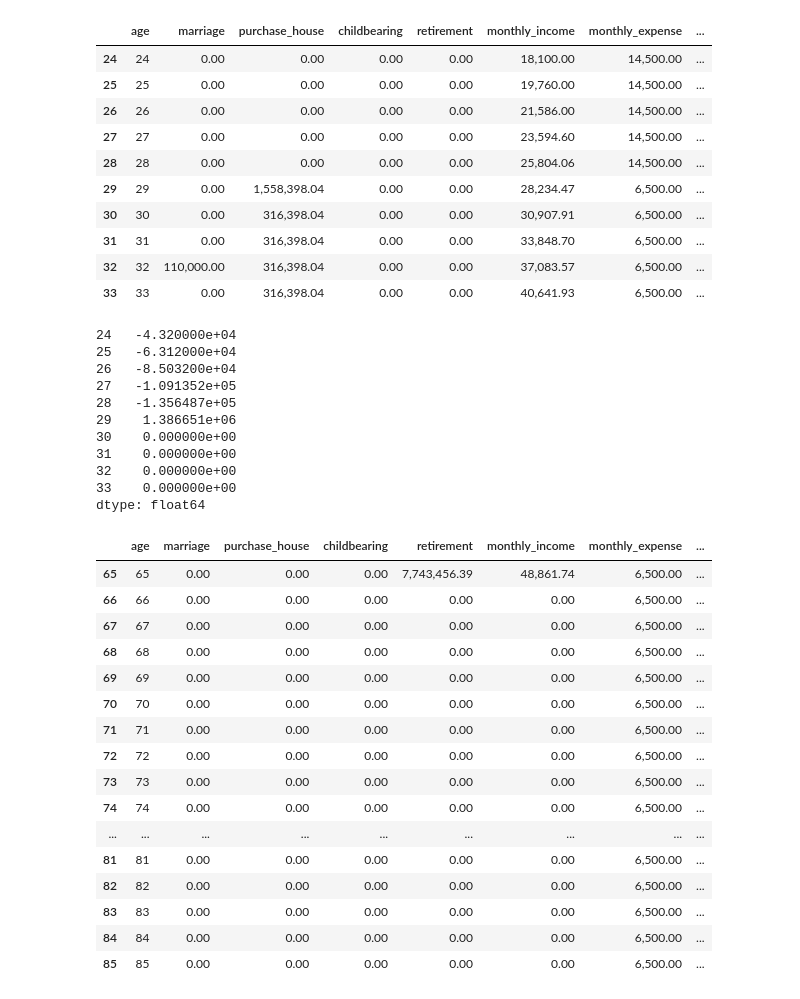
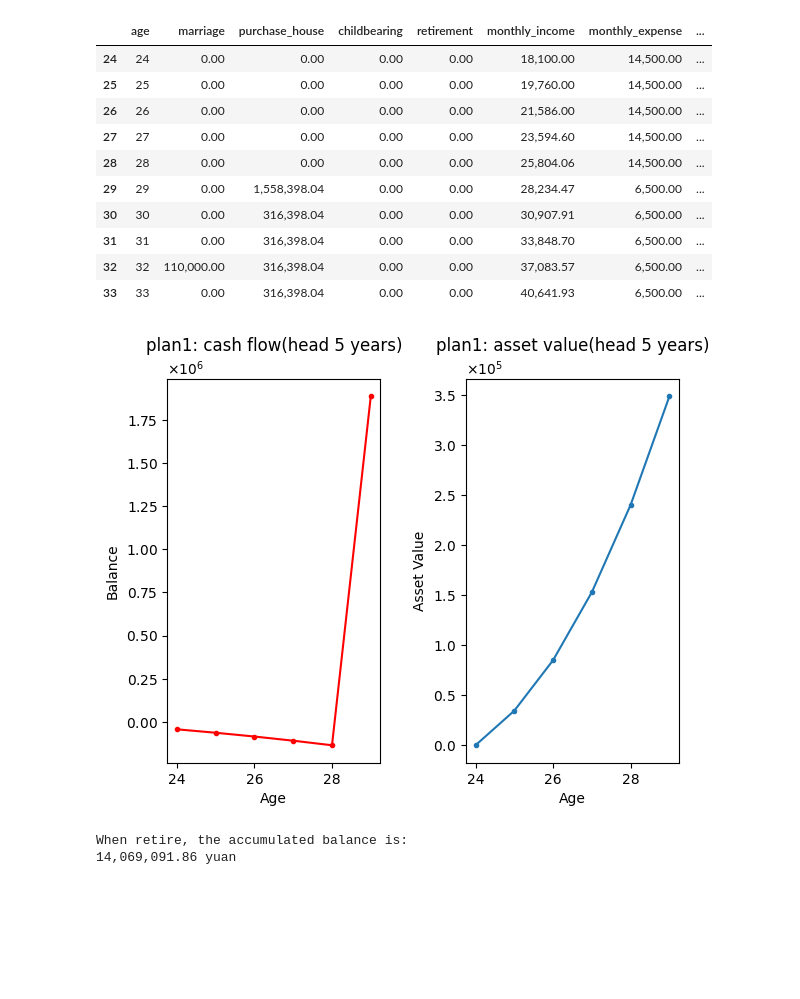
Before and after one commit to Popo-Neko/Financial-Planning, a Jupyter notebook: FinancialPlan.ipynb, the cells around one changed output. Saved outputs shown, nothing was run; the diff lists cells and outputs as text; code cells hidden in the pictures; blank space fills up the shorter version.

```diff
--- a/FinancialPlan.ipynb
+++ b/FinancialPlan.ipynb
@@ -303,39 +313,13 @@ class plan1:
         data[5] = self.cal_fv(residual) + self.support
         return pd.Series(data, index=range(24, 85+1))
 
-plan4house = plan1(0.05, 1000000)
-plan4house.cal_fv(monthly_residual_per_year)
-plan4house.apply_plan(monthly_residual_per_year).head(10)
+    # cal asset value series
+    def asset_value(self, residual):
+        data = [0 for i in range(24, 85+1)]
+        cash_flow = self.monthly_amount(residual)
+        value = 0
+        for i in range(len(cash_flow)):
+            value = (value + cash_flow[i])
+            if (i+1)%12 == 0:
+                data[(i+1)//12] = value
+        return pd.Series(data, index=range(24, 85+1))
-# %% [output]
-24   -4.320000e+04
-25   -6.312000e+04
-26   -8.503200e+04
-27   -1.091352e+05
-28   -1.356487e+05
-29    1.386651e+06
-30    0.000000e+00
-31    0.000000e+00
-32    0.000000e+00
-33    0.000000e+00
-dtype: float64
-# %%
-# period after retirement
-person_1.cash_flow_table.tail(21)
-# %% [output]
-|  | age | marriage | purchase_house | childbearing | retirement | monthly_income | monthly_expense | ... |
-| 65 | 65 | 0.00 | 0.00 | 0.00 | 7,743,456.39 | 48,861.74 | 6,500.00 | ... |
-| 66 | 66 | 0.00 | 0.00 | 0.00 | 0.00 | 0.00 | 6,500.00 | ... |
-| 67 | 67 | 0.00 | 0.00 | 0.00 | 0.00 | 0.00 | 6,500.00 | ... |
-| 68 | 68 | 0.00 | 0.00 | 0.00 | 0.00 | 0.00 | 6,500.00 | ... |
-| 69 | 69 | 0.00 | 0.00 | 0.00 | 0.00 | 0.00 | 6,500.00 | ... |
-| 70 | 70 | 0.00 | 0.00 | 0.00 | 0.00 | 0.00 | 6,500.00 | ... |
-| 71 | 71 | 0.00 | 0.00 | 0.00 | 0.00 | 0.00 | 6,500.00 | ... |
-| 72 | 72 | 0.00 | 0.00 | 0.00 | 0.00 | 0.00 | 6,500.00 | ... |
-| 73 | 73 | 0.00 | 0.00 | 0.00 | 0.00 | 0.00 | 6,500.00 | ... |
-| 74 | 74 | 0.00 | 0.00 | 0.00 | 0.00 | 0.00 | 6,500.00 | ... |
-| ... | ... | ... | ... | ... | ... | ... | ... | ... |
-| 81 | 81 | 0.00 | 0.00 | 0.00 | 0.00 | 0.00 | 6,500.00 | ... |
-| 82 | 82 | 0.00 | 0.00 | 0.00 | 0.00 | 0.00 | 6,500.00 | ... |
-| 83 | 83 | 0.00 | 0.00 | 0.00 | 0.00 | 0.00 | 6,500.00 | ... |
-| 84 | 84 | 0.00 | 0.00 | 0.00 | 0.00 | 0.00 | 6,500.00 | ... |
-| 85 | 85 | 0.00 | 0.00 | 0.00 | 0.00 | 0.00 | 6,500.00 | ... |
@@ -343,0 +326,32 @@ person_1.cash_flow_table.tail(21)
+# %%
+plan4house = plan1(0.05, 1500000)
+plan4house.cal_fv(monthly_residual_per_year)
+
+# cash flow
+plt.subplot(1, 2, 1)
+plt.title('plan1: cash flow(head 5 years)')
+plt.xlabel('Age')
+plt.ylabel('Balance')
+plt.plot(plan4house.apply_plan(monthly_residual_per_year)[:6], 'r', marker='.', linestyle='-')
+# use 1e5 to represent 100000
+plt.ticklabel_format(style='sci', axis='y', scilimits=(0,0), useMathText=True)
+
+# asset value
+plt.subplot(1, 2, 2)
+plt.title('plan1: asset value(head 5 years)')
+plt.xlabel('Age')
+plt.ylabel('Asset Value')
+plt.plot(plan4house.asset_value(monthly_residual_per_year)[:6], marker='.', linestyle='-')
+# adjust the space between subplots
+plt.subplots_adjust(left=0.1, right=0.9, bottom=0.1, top=0.9, wspace=0.4, hspace=0.5)
+# use 1e5 to represent 100000
+plt.ticklabel_format(style='sci', axis='y', scilimits=(0,0), useMathText=True)
+# %% [output]
+[figure, added]
+# %%
+# period after retirement
+person_1.cash_flow_table.loc[65, 'accumulated_balance']
+print('When retire, the accumulated balance is: ', person_1.cash_flow_table.loc[65, 'accumulated_balance'] + ' yuan', sep='\n')
+# %% [output]
+When retire, the accumulated balance is:
+14,069,091.86 yuan
```
Also changed, not shown: parts of 7 cells of this notebook, 4 other files.
